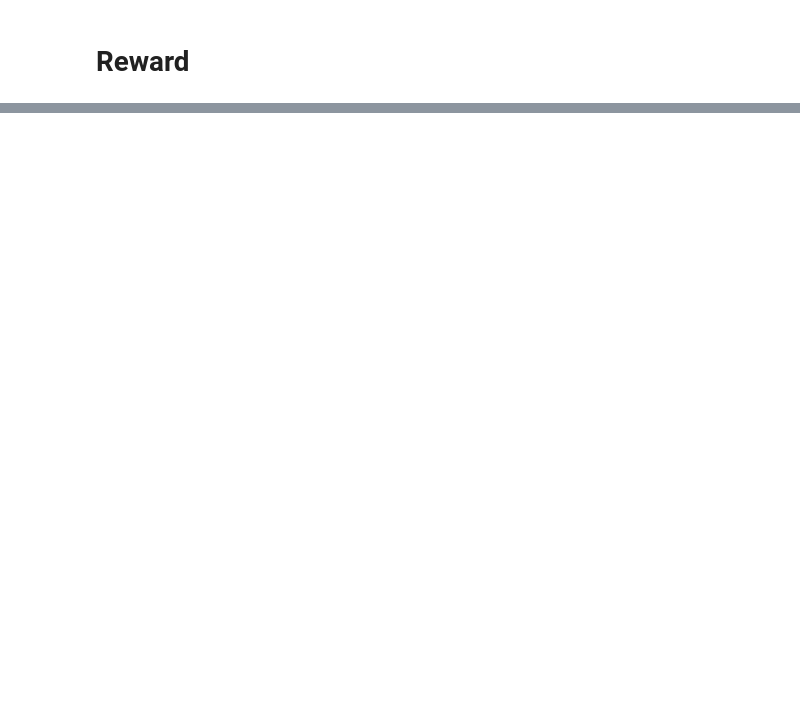
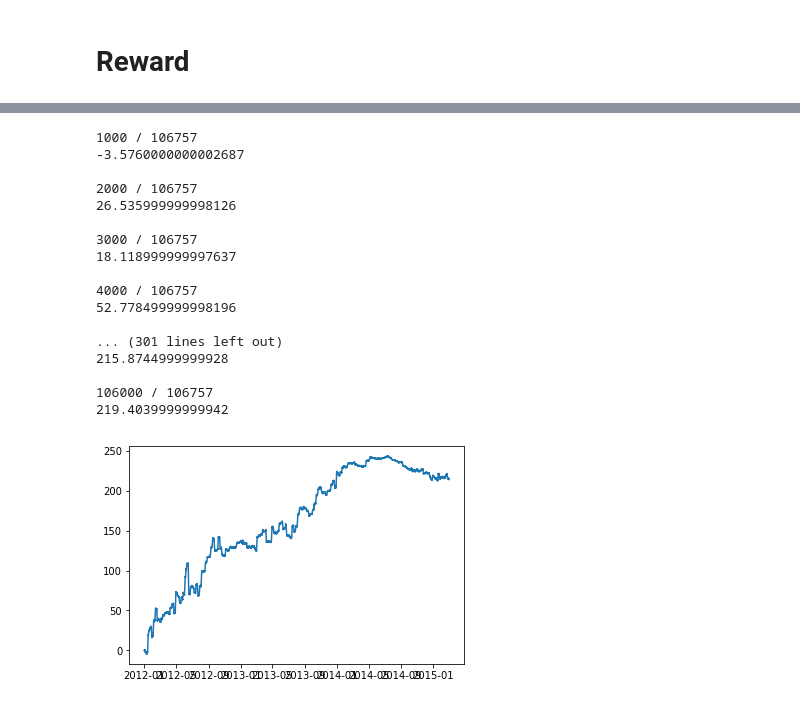
Before and after one commit to nathanmargaglio/forex_ml, a Jupyter notebook: load_data.ipynb, the cells around one changed output, grey strips where cells are left out. Drawn from its saved outputs; the diff is of its cells as text; code cells hidden in the pictures; blank space fills up the shorter version.

```diff
--- a/load_data.ipynb
+++ b/load_data.ipynb
@@ -201,20 +203,37 @@ def calc_action(action):
     if action == 'pos_long':
         return 1
 
-def calc_portfolio(df, index, trade_size = 1, spread=0.1):
+def calc_portfolio(df, index, trade_size = 100, spread=0.0001):
     if type(index) == pd._libs.tslib.Timestamp:
         index = df.index.get_loc(index)
 
-    v_0 = df.iloc[index - 1].portfolio
-    a_0 = calc_action(df[['pos_short', 'pos_neutral', 'pos_long']].iloc[index - 1].idxmax())
+    pf_col = df.columns.get_loc('portfolio')
+    long_col = df.columns.get_loc('pos_long')
+    short_col = df.columns.get_loc('pos_short')
+    close_col = df.columns.get_loc('close')
+    open_col = df.columns.get_loc('open')
 
-    a = calc_action(df[['pos_short', 'pos_neutral', 'pos_long']].iloc[index].idxmax())
-    c = df.close[index]
-    o = df.open[index]
+    v_0 = df.iat[index - 1, pf_col]
+
+    a_0 = 0
+    if df.iat[index-1, long_col]:
+        a_0 = 1
+    elif df.iat[index-1, short_col]:
+        a_0 = -1
+
+    a = 0
+    if df.iat[index, long_col]:
+        a = 1
+    elif df.iat[index, short_col]:
+        a = -1
+
+    c = df.iat[index, close_col]
+    o = df.iat[index, open_col]
     d = trade_size * abs(a - a_0) * spread
 
     return v_0 + a * trade_size * (c - o) - d
 
 def calc_reward(df, index):
-    return np.log(df.iloc[index].portfolio / df.iloc[index-1].portfolio)
+    pf_index = df.columns.get_loc('portfolio')
+    return np.log(df.iat[index, pf_index] / df.iat[index-1, pf_index])
 # %%
@@ -262,0 +293,24 @@ sum(df.pos_short)
+# %%
+# buy and hold
+results = run_backtest(df)
+plt.plot(results.portfolio)
+plt.show()
+# %% [output]
+1000 / 106757
+-3.5760000000002687
+
+2000 / 106757
+26.535999999998126
+
+3000 / 106757
+18.118999999997637
+
+4000 / 106757
+52.778499999998196
+
+... (301 lines left out)
+215.8744999999928
+
+106000 / 106757
+219.4039999999942
+[figure, added]
```
Also changed, not shown: parts of 6 cells of this notebook.
